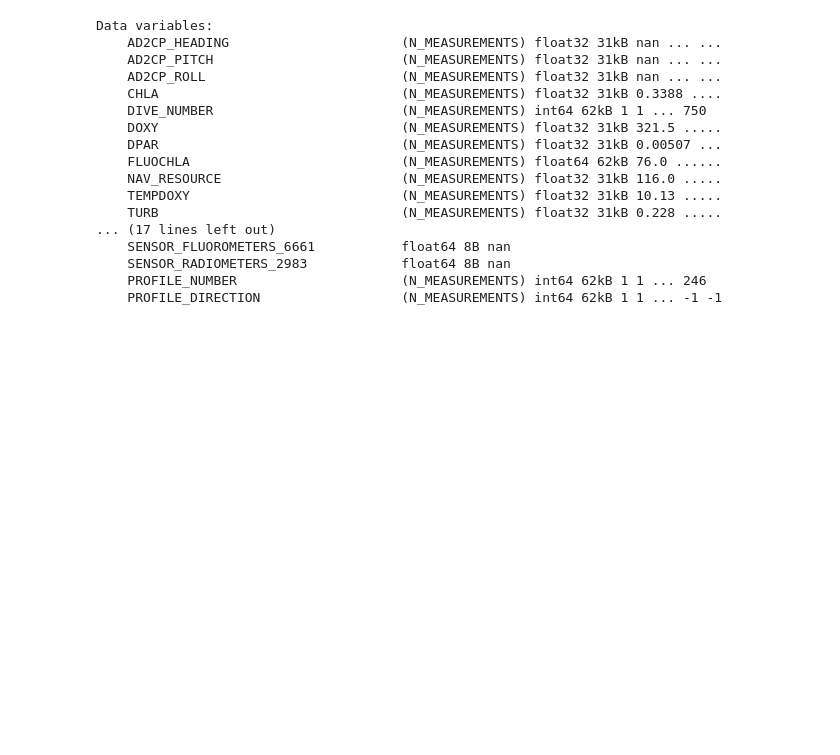
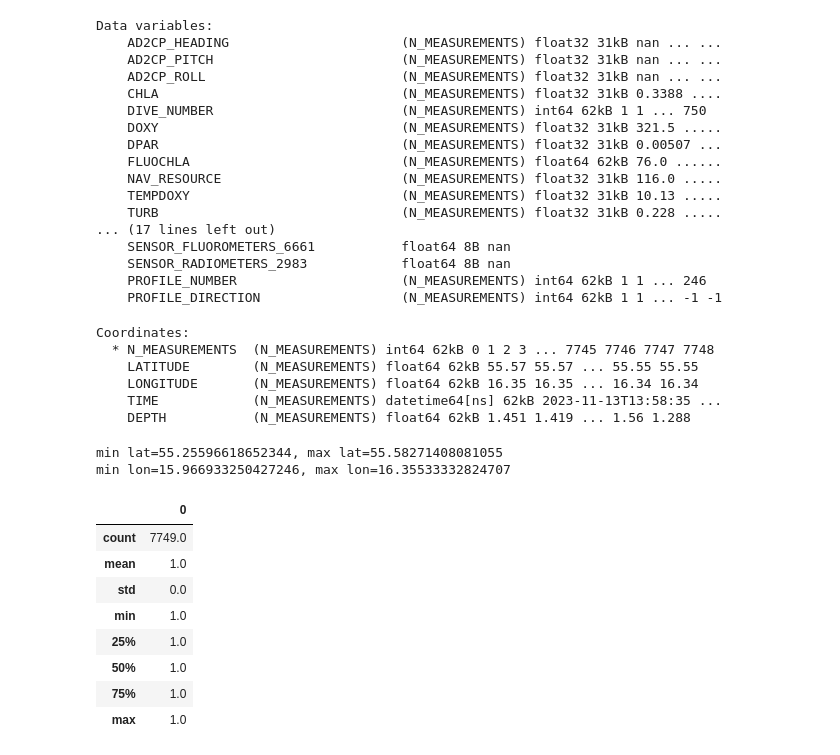
Before and after one commit to Klankers/mau_gsoc_qartod, a Jupyter notebook: deliverable_2.ipynb, the cells around one changed output. Saved outputs shown, nothing was run; the diff lists cells and outputs as text; code cells hidden in the pictures; blank space fills up the shorter version.

```diff
--- a/deliverable_2.ipynb
+++ b/deliverable_2.ipynb
@@ -2100,5 +2106,31 @@ Data variables:
     SENSOR_RADIOMETERS_2983            float64 8B nan
     PROFILE_NUMBER                     (N_MEASUREMENTS) int64 62kB 1 1 ... 246
     PROFILE_DIRECTION                  (N_MEASUREMENTS) int64 62kB 1 1 ... -1 -1
+# %%
+data.coords #   Use LATITUDE and LONGITUDE, rather than LATITUDE_GPS or LONGITUDE_GPS, since they aren't coordinates
+# %% [output]
+Coordinates:
+  * N_MEASUREMENTS  (N_MEASUREMENTS) int64 62kB 0 1 2 3 ... 7745 7746 7747 7748
+    LATITUDE        (N_MEASUREMENTS) float64 62kB 55.57 55.57 ... 55.55 55.55
+    LONGITUDE       (N_MEASUREMENTS) float64 62kB 16.35 16.35 ... 16.34 16.34
+    TIME            (N_MEASUREMENTS) datetime64[ns] 62kB 2023-11-13T13:58:35 ...
+    DEPTH           (N_MEASUREMENTS) float64 62kB 1.451 1.419 ... 1.56 1.288
+# %%
+print(f"min lat={data.LATITUDE.min().item()}, max lat={data.LATITUDE.max().item()}")
+print(f"min lon={data.LONGITUDE.min().item()}, max lon={data.LONGITUDE.max().item()}")
+# %% [output]
+min lat=55.25596618652344, max lat=55.58271408081055
+min lon=15.966933250427246, max lon=16.35533332824707
 # %%
-from ioos_qc import qartod
+flags = qartod.location_test(lon=data.LONGITUDE, lat=data.LATITUDE)
+pd.DataFrame(flags).describe()  #   This should quickly tell me what the flags look like.
+# %% [output]
+|  | 0 |
+| count | 7749.0 |
+| mean | 1.0 |
+| std | 0.0 |
+| min | 1.0 |
+| 25% | 1.0 |
+| 50% | 1.0 |
+| 75% | 1.0 |
+| max | 1.0 |
```
Also changed, not shown: parts of 26 cells of this notebook.
